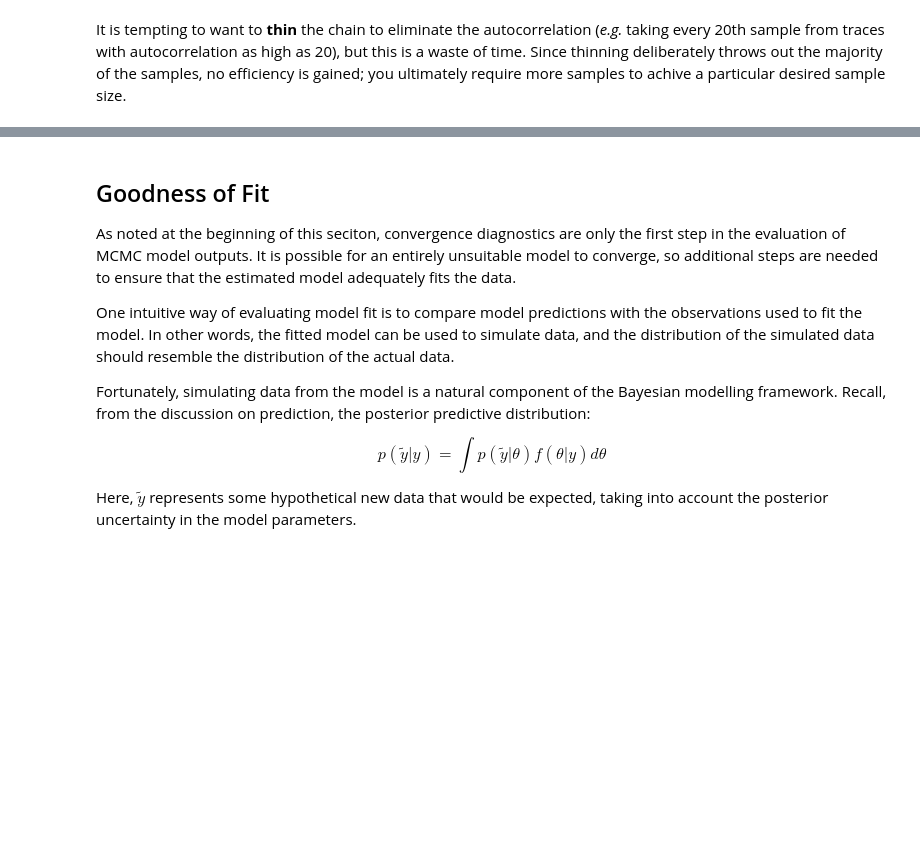
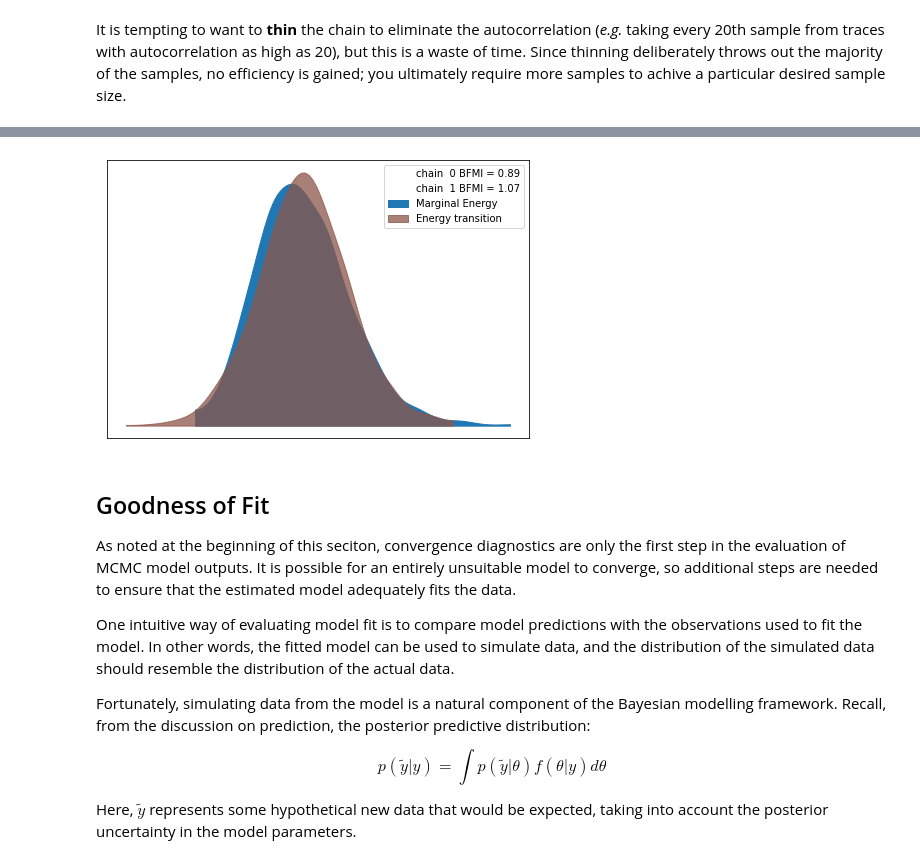
Before and after one commit to fonnesbeck/Bayes_Computing_Course, a Jupyter notebook: notebooks/Section3_2-Model-Checking.ipynb, the cells around one changed output, grey strips where cells are left out. Cells and saved outputs as stored; diff of their text form; code cells hidden in the pictures; blank space fills up the shorter version.

```diff
--- a/notebooks/Section3_2-Model-Checking.ipynb
+++ b/notebooks/Section3_2-Model-Checking.ipynb
@@ -493,0 +513,4 @@ It is tempting to want to **thin** the chain to eliminate the autocorrelation (*
+# %%
+with pku_model:
+
+    pku_trace = pm.sample(return_inferencedata=True, random_seed=RANDOM_SEED)
@@ -494,3 +533,7 @@ It is tempting to want to **thin** the chain to eliminate the autocorrelation (*
+# %%
+az.plot_energy(pku_trace);
+# %% [output]
+[figure, added]
 # %% [markdown]
 ## Goodness of Fit
 
```
Also changed, not shown: parts of 6 cells of this notebook.
